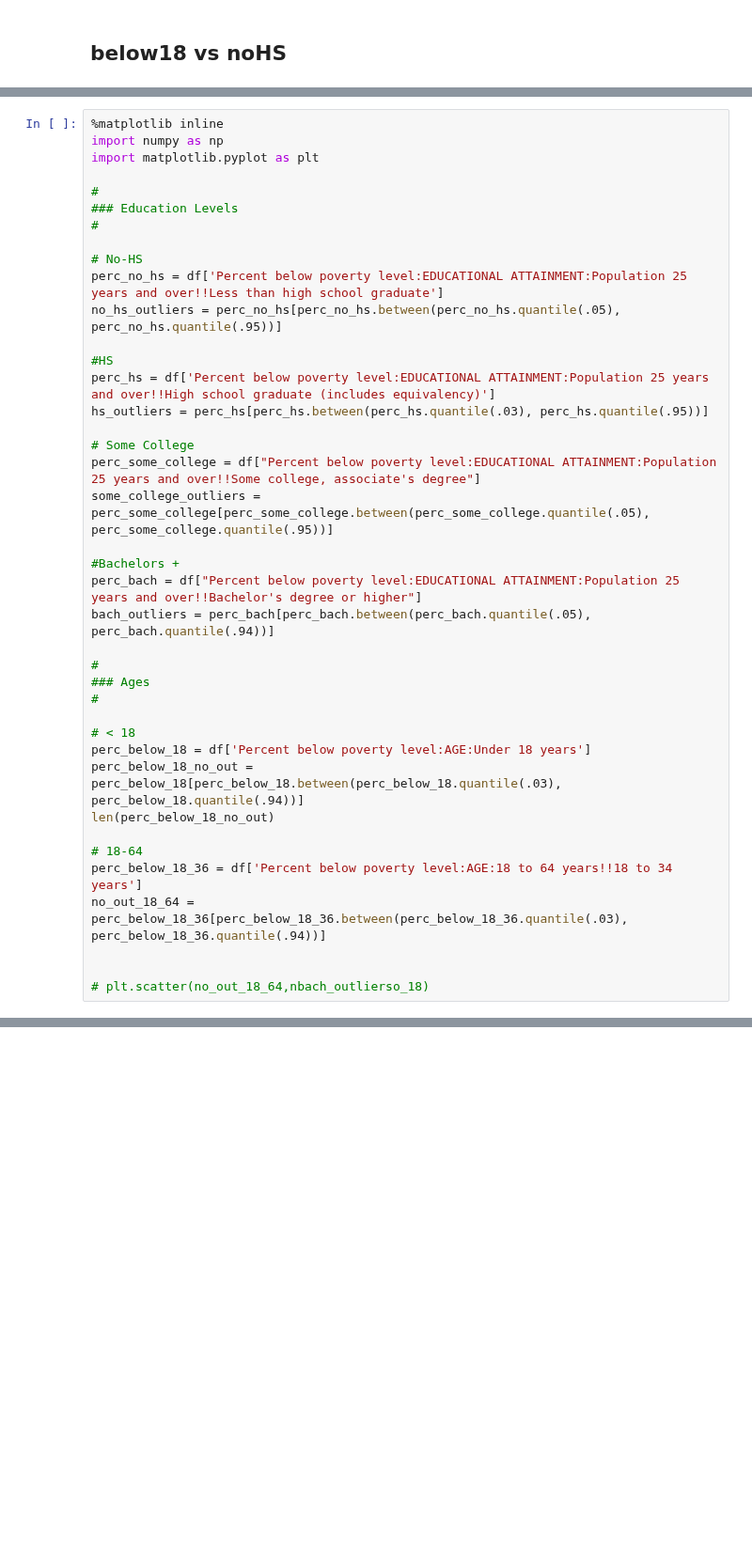
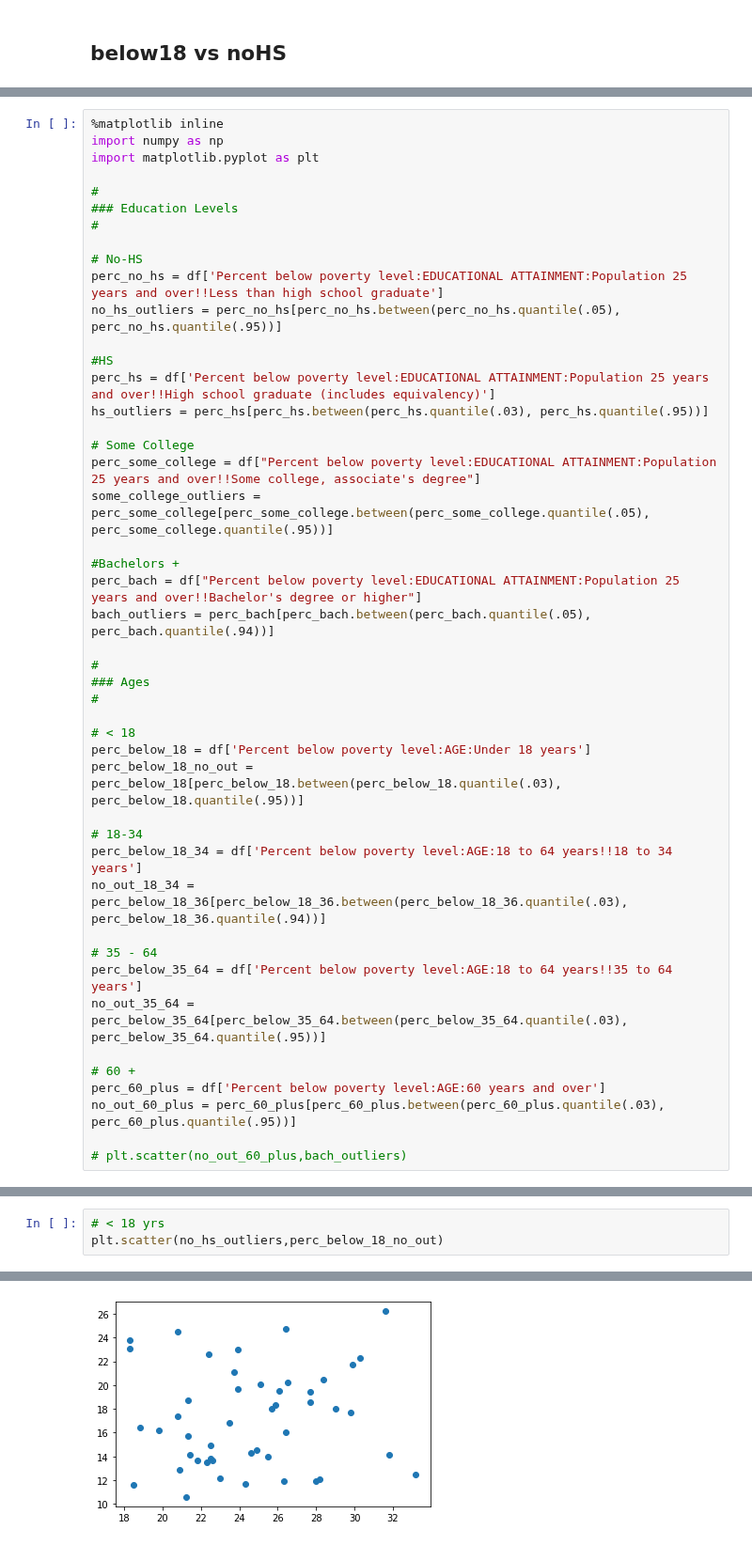
Before and after one commit to imagineLife/data-cleaner, a Jupyter notebook: Scatterplots.ipynb, the cells around one changed output, grey strips where cells are left out. Shown at 94% size. Saved outputs shown, nothing was run; the diff lists cells and outputs as text; blank space fills up the shorter version.

```diff
--- a/Scatterplots.ipynb
+++ b/Scatterplots.ipynb
@@ -122,12 +111,18 @@ bach_outliers = perc_bach[perc_bach.between(perc_bach.quantile(.05), perc_bach.q
 
 # < 18
 perc_below_18 = df['Percent below poverty level:AGE:Under 18 years']
-perc_below_18_no_out = perc_below_18[perc_below_18.between(perc_below_18.quantile(.03), perc_below_18.quantile(.94))]
-len(perc_below_18_no_out)
+perc_below_18_no_out = perc_below_18[perc_below_18.between(perc_below_18.quantile(.03), perc_below_18.quantile(.95))]
 
-# 18-64
-perc_below_18_36 = df['Percent below poverty level:AGE:18 to 64 years!!18 to 34 years']
-no_out_18_64 = perc_below_18_36[perc_below_18_36.between(perc_below_18_36.quantile(.03), perc_below_18_36.quantile(.94))]
+# 18-34
+perc_below_18_34 = df['Percent below poverty level:AGE:18 to 64 years!!18 to 34 years']
+no_out_18_34 = perc_below_18_36[perc_below_18_36.between(perc_below_18_36.quantile(.03), perc_below_18_36.quantile(.94))]
 
+# 35 - 64
+perc_below_35_64 = df['Percent below poverty level:AGE:18 to 64 years!!35 to 64 years']
+no_out_35_64 = perc_below_35_64[perc_below_35_64.between(perc_below_35_64.quantile(.03), perc_below_35_64.quantile(.95))]
 
-# plt.scatter(no_out_18_64,nbach_outlierso_18)
+# 60 +
+perc_60_plus = df['Percent below poverty level:AGE:60 years and over']
+no_out_60_plus = perc_60_plus[perc_60_plus.between(perc_60_plus.quantile(.03), perc_60_plus.quantile(.95))]
+
+# plt.scatter(no_out_60_plus,bach_outliers)
@@ -246,0 +133,4 @@ plt.boxplot(perc_bach)
+# %%
+# < 18 yrs
+plt.scatter(no_hs_outliers,perc_below_18_no_out)
+# %% [output]
@@ -246,0 +138 @@ plt.boxplot(perc_bach)
+[figure, added]
```
Also changed, not shown: parts of 25 cells of this notebook.
